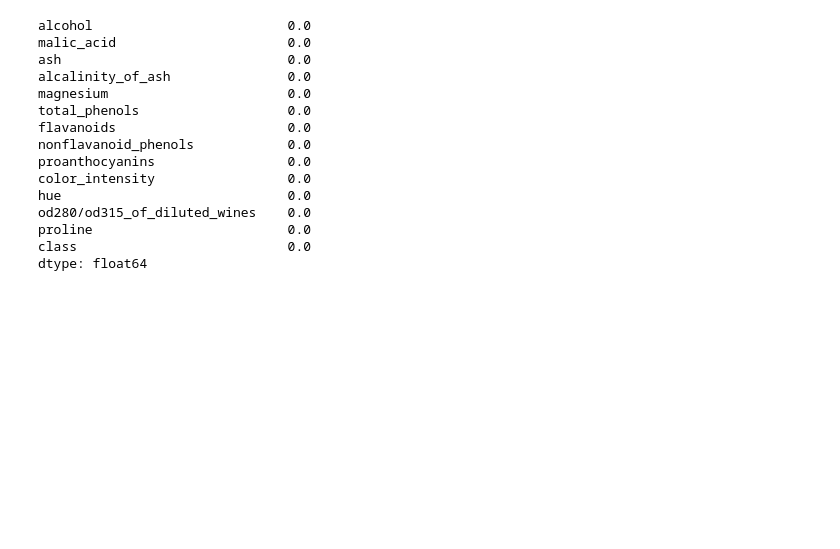
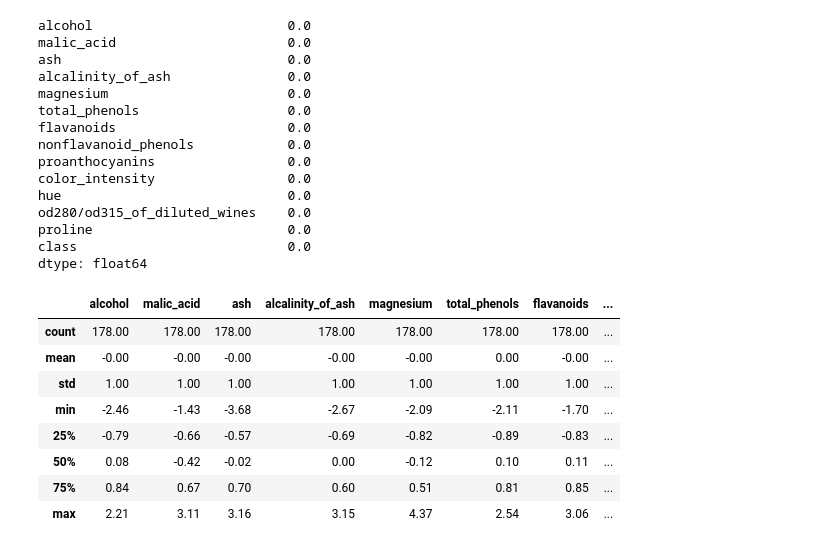
Before and after one commit to ash-hun/my_nlp_research, a Jupyter notebook: 2. Must Have Top10 Algorithm in ML/03 KNN/predict_wine.ipynb, the cells around one changed output. Drawn from its saved outputs; the diff is of its cells as text; code cells hidden in the pictures; blank space fills up the shorter version.

```diff
--- a/2. Must Have Top10 Algorithm in ML/03 KNN/predict_wine.ipynb
+++ b/2. Must Have Top10 Algorithm in ML/03 KNN/predict_wine.ipynb
@@ -180,5 +180,19 @@ dtype: float64
 # %%
 from sklearn.preprocessing import StandardScaler, MinMaxScaler, RobustScaler
 
+# Standard Scaling
 st_scaler = StandardScaler()
 st_scaler.fit(data) # 학습
+st_scaled = st_scaler.transform(data)
+st_scaled = pd.DataFrame(st_scaled, columns = data.columns)
+round(st_scaled.describe(), 2)
+# %% [output]
+|  | alcohol | malic_acid | ash | alcalinity_of_ash | magnesium | total_phenols | flavanoids | ... |
+| count | 178.00 | 178.00 | 178.00 | 178.00 | 178.00 | 178.00 | 178.00 | ... |
+| mean | -0.00 | -0.00 | -0.00 | -0.00 | -0.00 | 0.00 | -0.00 | ... |
+| std | 1.00 | 1.00 | 1.00 | 1.00 | 1.00 | 1.00 | 1.00 | ... |
+| min | -2.46 | -1.43 | -3.68 | -2.67 | -2.09 | -2.11 | -1.70 | ... |
+| 25% | -0.79 | -0.66 | -0.57 | -0.69 | -0.82 | -0.89 | -0.83 | ... |
+| 50% | 0.08 | -0.42 | -0.02 | 0.00 | -0.12 | 0.10 | 0.11 | ... |
+| 75% | 0.84 | 0.67 | 0.70 | 0.60 | 0.51 | 0.81 | 0.85 | ... |
+| max | 2.21 | 3.11 | 3.16 | 3.15 | 4.37 | 2.54 | 3.06 | ... |
```
Also changed, not shown: parts of 10 cells of this notebook.
